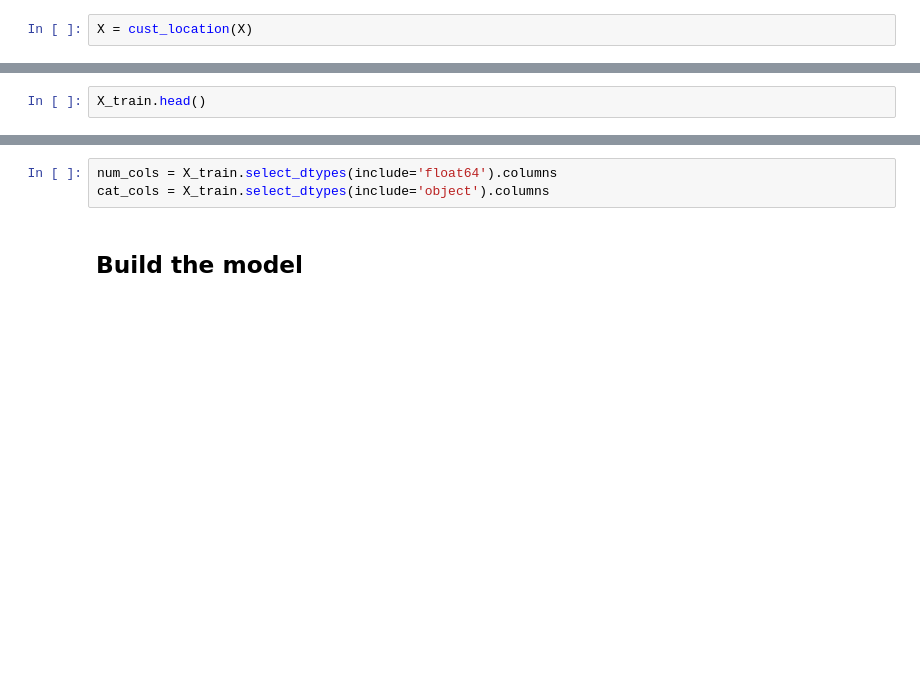
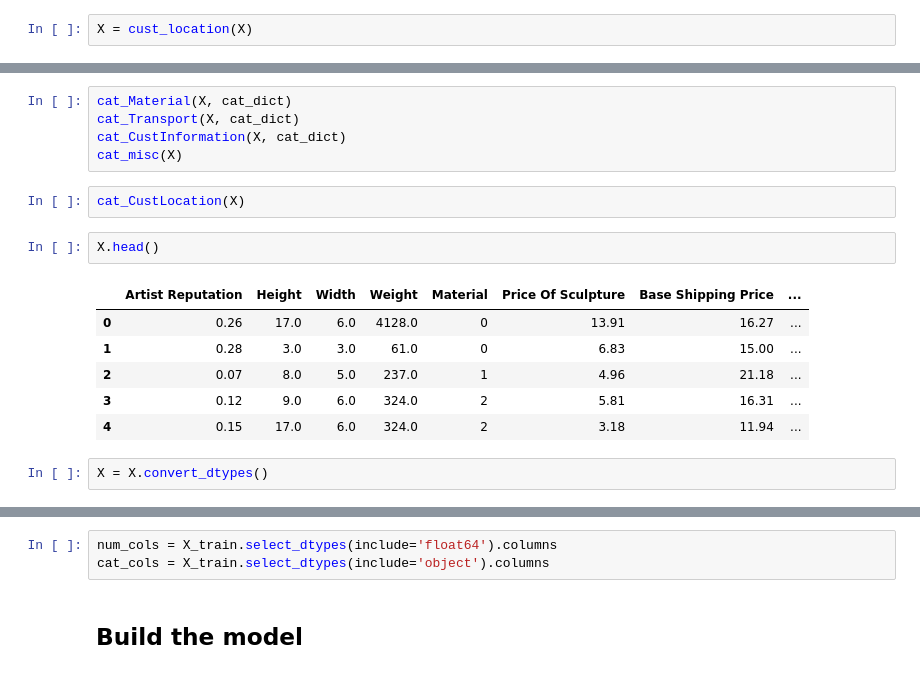
Before and after one commit to Coder-RG/ArtifactCost, a Jupyter notebook: ArtifactCost.ipynb, the cells around one changed output, grey strips where cells are left out. Saved outputs shown, nothing was run; the diff lists cells and outputs as text; blank space fills up the shorter version.

```diff
--- a/ArtifactCost.ipynb
+++ b/ArtifactCost.ipynb
@@ -168,2 +215,18 @@ X = cust_location(X)
+# %%
+cat_Material(X, cat_dict)
+cat_Transport(X, cat_dict)
+cat_CustInformation(X, cat_dict)
+cat_misc(X)
+# %%
+cat_CustLocation(X)
 # %%
-X_train.head()
+X.head()
+# %% [output]
+|  | Artist Reputation | Height | Width | Weight | Material | Price Of Sculpture | Base Shipping Price | ... |
+| 0 | 0.26 | 17.0 | 6.0 | 4128.0 | 0 | 13.91 | 16.27 | ... |
+| 1 | 0.28 | 3.0 | 3.0 | 61.0 | 0 | 6.83 | 15.00 | ... |
+| 2 | 0.07 | 8.0 | 5.0 | 237.0 | 1 | 4.96 | 21.18 | ... |
+| 3 | 0.12 | 9.0 | 6.0 | 324.0 | 2 | 5.81 | 16.31 | ... |
+| 4 | 0.15 | 17.0 | 6.0 | 324.0 | 2 | 3.18 | 11.94 | ... |
+# %%
+X = X.convert_dtypes()
```
Also changed, not shown: parts of 22 cells of this notebook.
